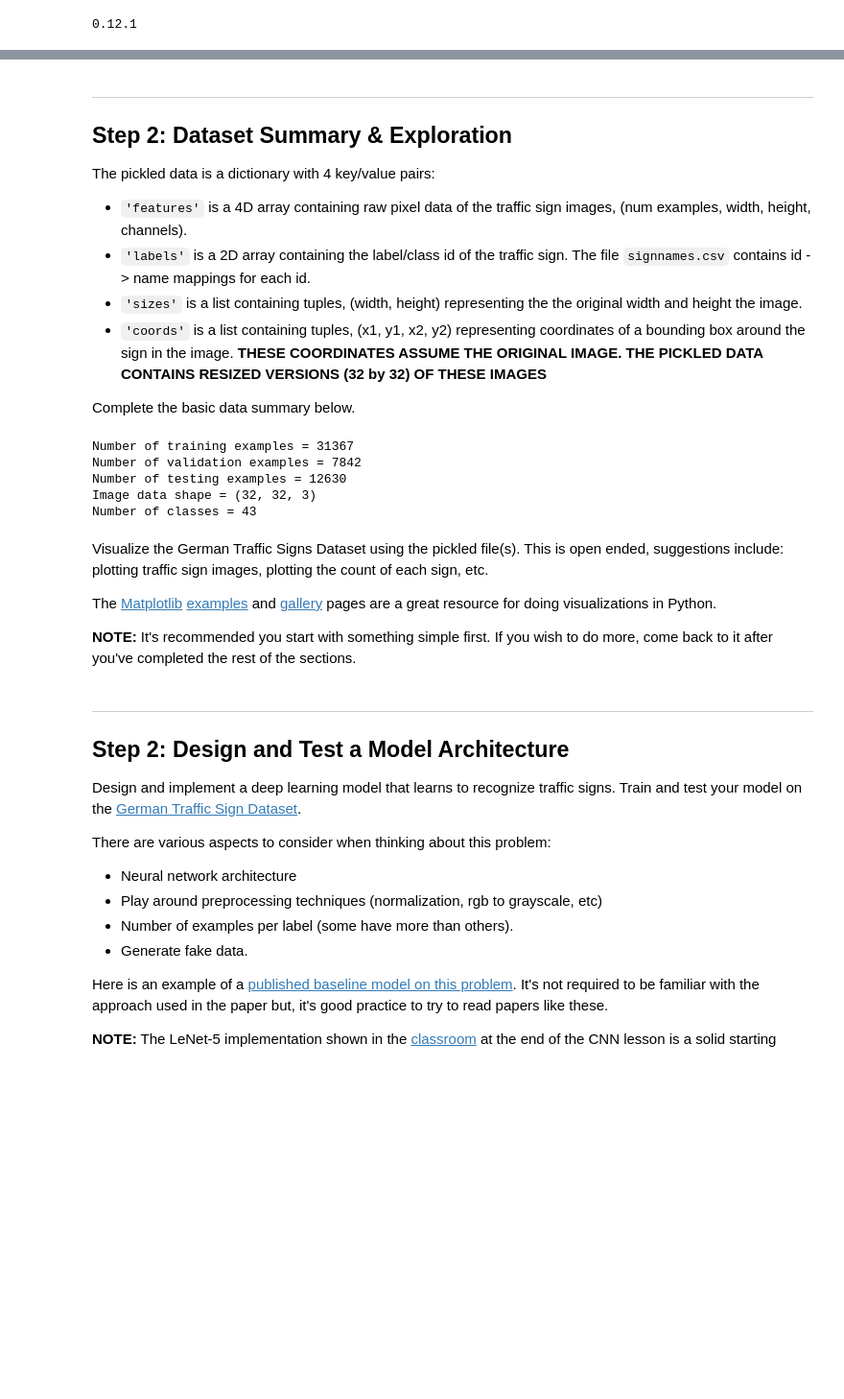
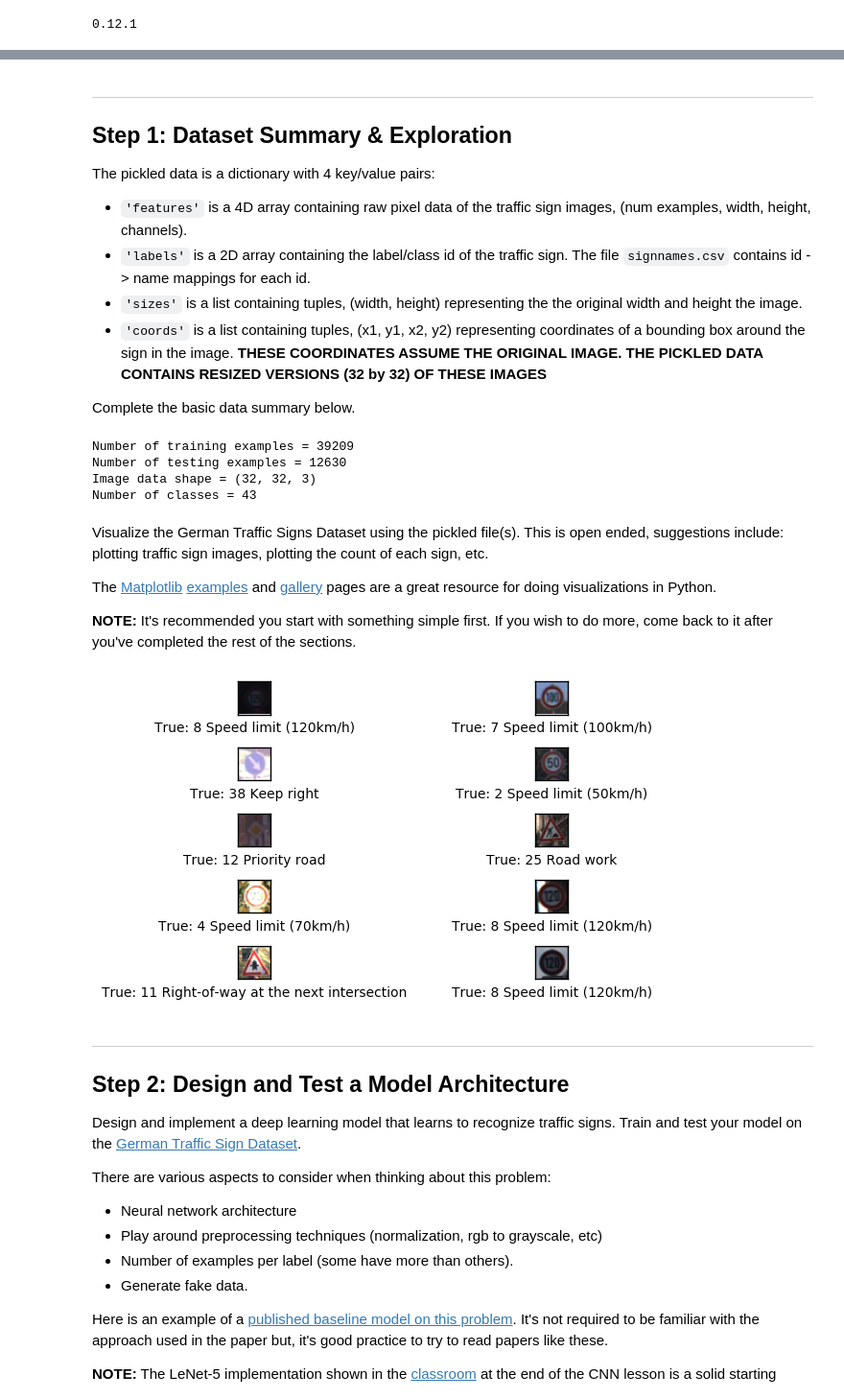
Before and after one commit to ramsrigouthamg/CarND-Traffic-Sign-Classifier-Project, a Jupyter notebook: Traffic_Sign_Classifier.ipynb, the cells around one changed output, grey strips where cells are left out. Shown: that part at 96% size. Drawn from its saved outputs; the diff is of its cells as text; code cells hidden in the pictures; blank space fills up the shorter version.

```diff
--- a/Traffic_Sign_Classifier.ipynb
+++ b/Traffic_Sign_Classifier.ipynb
@@ -158,7 +40,7 @@ Wall time: 0 ns
 # %% [markdown]
 ---
 
-## Step 2: Dataset Summary & Exploration
+## Step 1: Dataset Summary & Exploration
 
 The pickled data is a dictionary with 4 key/value pairs:
 
@@ -170,14 +52,12 @@ The pickled data is a dictionary with 4 key/value pairs:
 Complete the basic data summary below.
 # %%
 ### Replace each question mark with the appropriate value.
-
 # TODO: Number of training examples
 n_train = len(X_train)
 
 # TODO: Number of testing examples.
 n_test = len(X_test)
 
-n_validation = len(X_validation)
 # TODO: What's the shape of an traffic sign image?
 image_shape = (32, 32, 3)
 
@@ -185,13 +65,11 @@ image_shape = (32, 32, 3)
 n_classes = 43
 
 print("Number of training examples =", n_train)
-print("Number of validation examples =", n_validation)
 print("Number of testing examples =", n_test)
 print("Image data shape =", image_shape)
 print("Number of classes =", n_classes)
 # %% [output]
-Number of training examples = 31367
-Number of validation examples = 7842
+Number of training examples = 39209
 Number of testing examples = 12630
 Image data shape = (32, 32, 3)
 Number of classes = 43
@@ -213,3 +82,57 @@ BATCH_SIZE = 1024
+# %%
+### Data exploration visualization goes here.
+### Feel free to use as many code cells as needed.
+import matplotlib.pyplot as plt
+# Visualizations will be shown in the notebook.
+%matplotlib inline
+
+#Load CSV file to read key and corresponding labels
+
+with open('signnames.csv', mode='r') as infile:
+    reader = csv.reader(infile)
+    signnames = {rows[0]:rows[1] for rows in reader}
+
+#Helper function to plot few images and labels
+
+def plot_images(images, cls_true, cls_pred=None):
+    assert len(images) == len(cls_true) == 10
+    # Create figure with 5x2 sub-plots.
+    fig, axes = plt.subplots(5, 2)
+    fig.subplots_adjust(hspace=1.0, wspace=1.0)
+
+    for i, ax in enumerate(axes.flat):
+        # Plot image.
+        ax.imshow(images[i])
+
+        # Show true and predicted classes.
+        if cls_pred is None:
+            xlabel = "True: {0} {1}".format(cls_true[i],signnames[str(cls_true[i])])
+        else:
+            xlabel = "True: {0} {1}, Pred: {2}".format(cls_true[i],signnames[str(cls_true[i])], cls_pred[i])
+
+        # Show the classes as the label on the x-axis.
+        ax.set_xlabel(xlabel)
+
+        # Remove ticks from the plot.
+        ax.set_xticks([])
+        ax.set_yticks([])
+
+    # Ensure the plot is shown correctly with multiple plots
+    # in a single Notebook cell.
+    plt.show()
+
+#Get random numbers for 10 images from the training dataset
+imageList= random.sample(range(len(X_train)-1), 10)
+
+#Get first 10 images from the train set
+images_train = X_train[imageList]
+#Get tru class labels
+images_labels = y_train[imageList]
+
+# Plot the images and labels using our helper-function above.
+plot_images(images=images_train, cls_true=images_labels)
+# %% [output]
+[figure, added]
 # %% [markdown]
 ----
 
```
Also changed, not shown: parts of 15 cells of this notebook.
